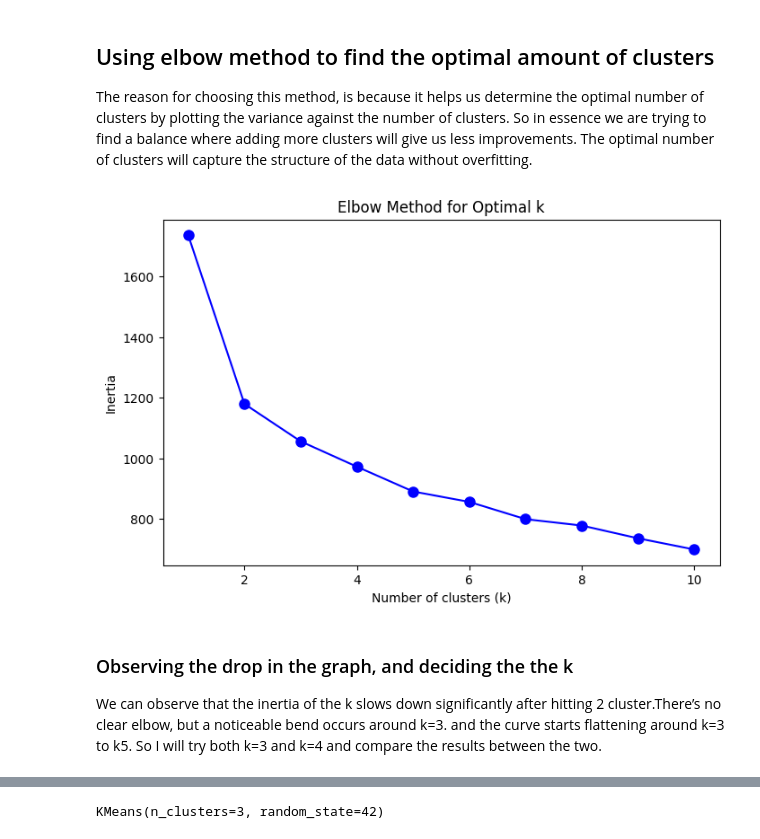
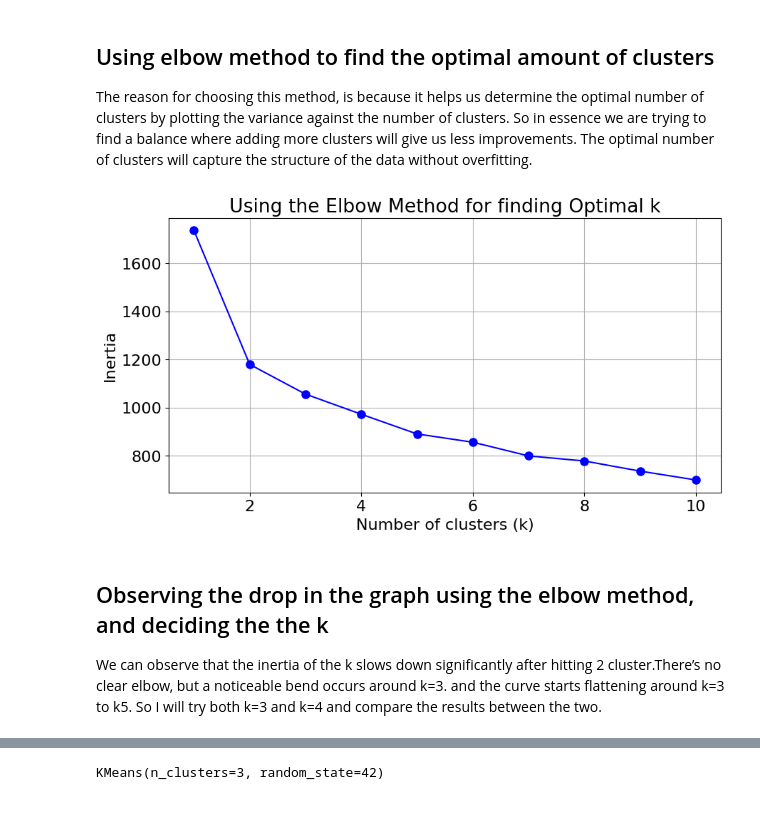
Before and after one commit to Wolff404/Clustering, a Jupyter notebook: Clustering_of_Travel_Reviews.ipynb, the cells around one changed output, grey strips where cells are left out. Drawn from its saved outputs; the diff is of its cells as text; code cells hidden in the pictures; blank space fills up the shorter version.

```diff
--- a/Clustering_of_Travel_Reviews.ipynb
+++ b/Clustering_of_Travel_Reviews.ipynb
@@ -47,25 +60,24 @@ dataset.head()
 
 The reason for choosing this method, is because it helps us determine the optimal number of clusters by plotting the variance against the number of clusters. So in essence we are trying to find a balance where adding more clusters will give us less improvements. The optimal number of clusters will capture the structure of the data without overfitting.
 # %%
-k_range = range(1, 11)
+k_range = range(1,11)
 inertia = []
 
-# Fit K-means for each k and store the inertia
-for k in K_range:
+for k in k_range:
     kmeans = KMeans(n_clusters=k, random_state=42)
     kmeans.fit(dataset)
     inertia.append(kmeans.inertia_)
 
-# Plot the inertia against k
-plt.figure(figsize=(8, 5))
+plt.figure(figsize=(10, 5))
 plt.plot(k_range, inertia, 'bo-', markersize=8)
 plt.xlabel('Number of clusters (k)')
 plt.ylabel('Inertia')
-plt.title('Elbow Method for Optimal k')
+plt.title('Using the Elbow Method for finding Optimal k')
+plt.grid()
 plt.show()
 # %% [output]
-[figure, old version]
+[figure, new version]
 # %% [markdown]
-### Observing the drop in the graph, and deciding the the k
+## Observing the drop in the graph using the elbow method, and deciding the the k
 
 We can observe that the inertia of the k slows down significantly after hitting 2 cluster.There’s no clear elbow, but a noticeable bend occurs around k=3. and the curve starts flattening around k=3 to k5. So I will try both k=3 and k=4 and compare the results between the two.
```
Also changed, not shown: parts of 17 cells of this notebook.
